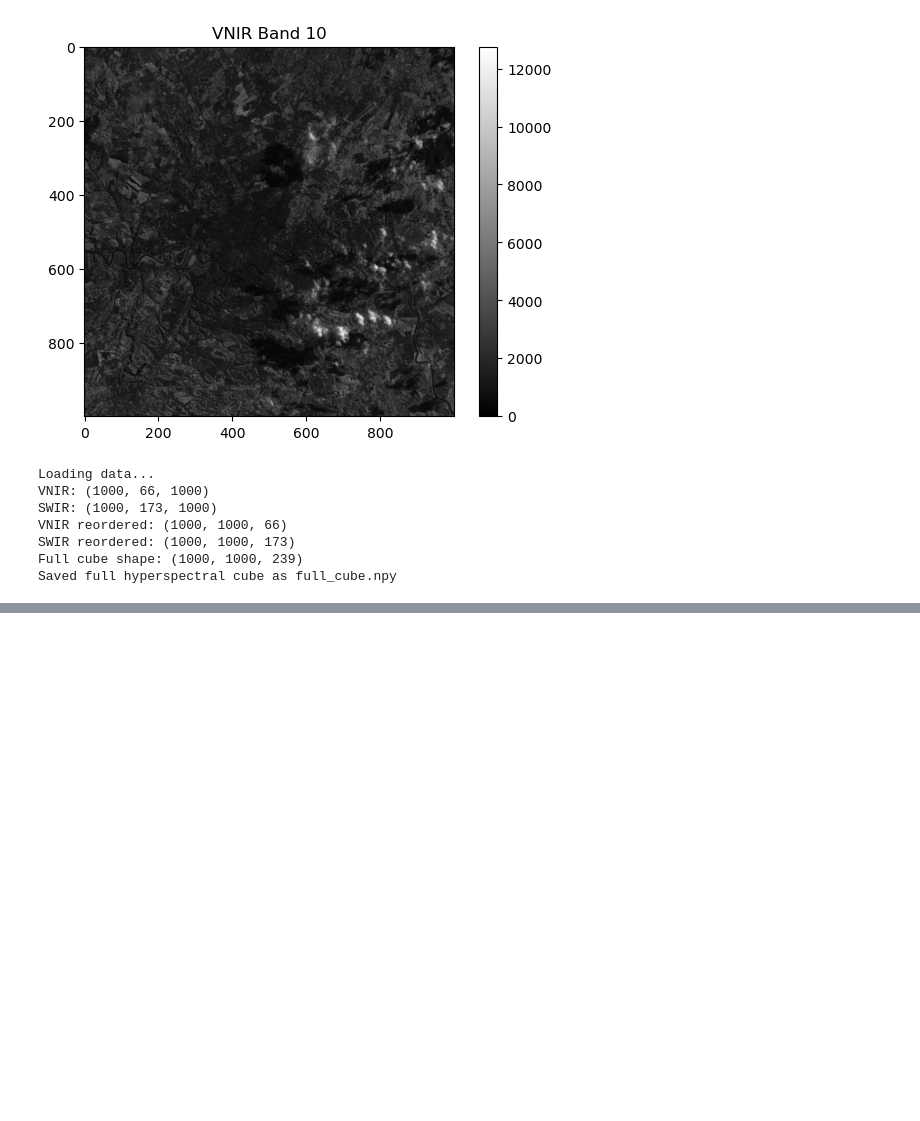
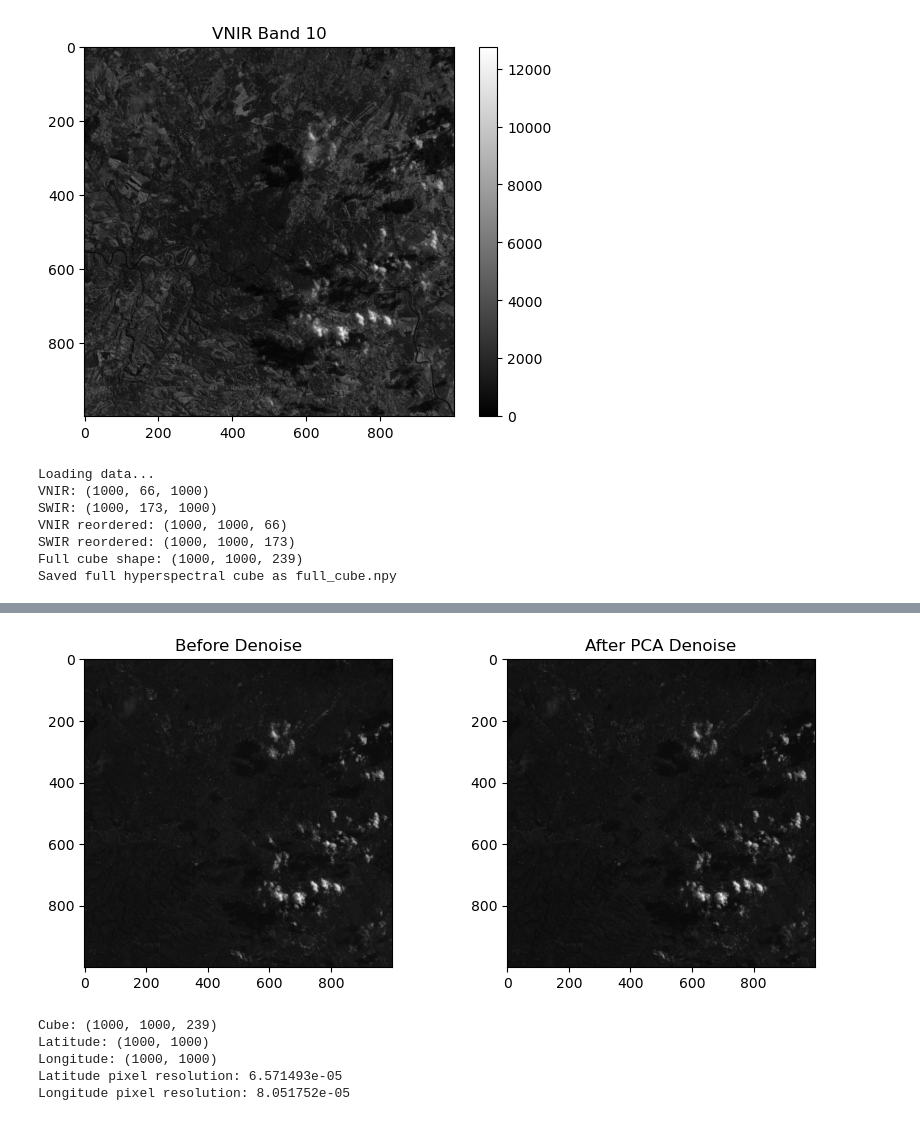
Before and after one commit to Daljit777/hyperspec_project, a Jupyter notebook: project.ipynb, the cells around one changed output, grey strips where cells are left out. Drawn from its saved outputs; the diff is of its cells as text; code cells hidden in the pictures; blank space fills up the shorter version.

Commit message:
Affine Geometric Correction

```diff
--- a/project.ipynb
+++ b/project.ipynb
@@ -174,0 +244,42 @@ plt.show()
+# %%
+
+orig = np.load("noisy_cube.npy")
+den = np.load("pca_denoised.npy")
+
+band = 40
+
+plt.figure(figsize=(10,4))
+plt.subplot(1,2,1)
+plt.title("Before Denoise")
+plt.imshow(orig[:,:,band], cmap="gray")
+
+plt.subplot(1,2,2)
+plt.title("After PCA Denoise")
+plt.imshow(den[:,:,band], cmap="gray")
+plt.show()
+# %% [output]
+[figure, added]
+# %%
+# Geometric Correction : Affine transformation
+
+import numpy as np
+
+cube = np.load("/home/daljit/hyperspec_project/full_cube.npy")
+lat = np.load("/home/daljit/hyperspec_project/lat.npy")
+lon = np.load("/home/daljit/hyperspec_project/lon.npy")
+
+dlat = np.mean(np.abs(np.diff(lat, axis=0)))
+dlon = np.mean(np.abs(np.diff(lon, axis=1)))
+
+print("Cube:", cube.shape)
+print("Latitude:", lat.shape)
+print("Longitude:", lon.shape)
+
+print("Latitude pixel resolution:", dlat)
+print("Longitude pixel resolution:", dlon)
+# %% [output]
+Cube: (1000, 1000, 239)
+Latitude: (1000, 1000)
+Longitude: (1000, 1000)
+Latitude pixel resolution: 6.571493e-05
+Longitude pixel resolution: 8.051752e-05
```
Also changed, not shown: parts of 4 cells of this notebook.
